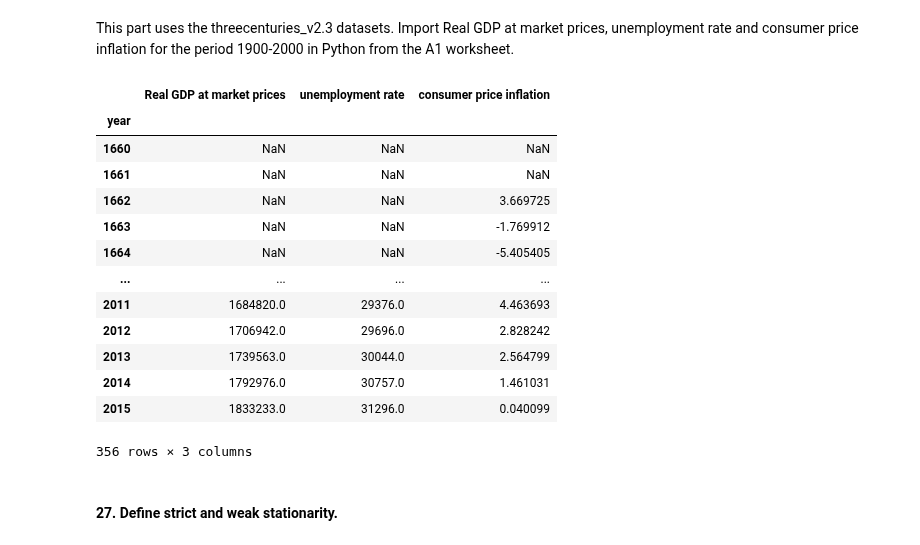
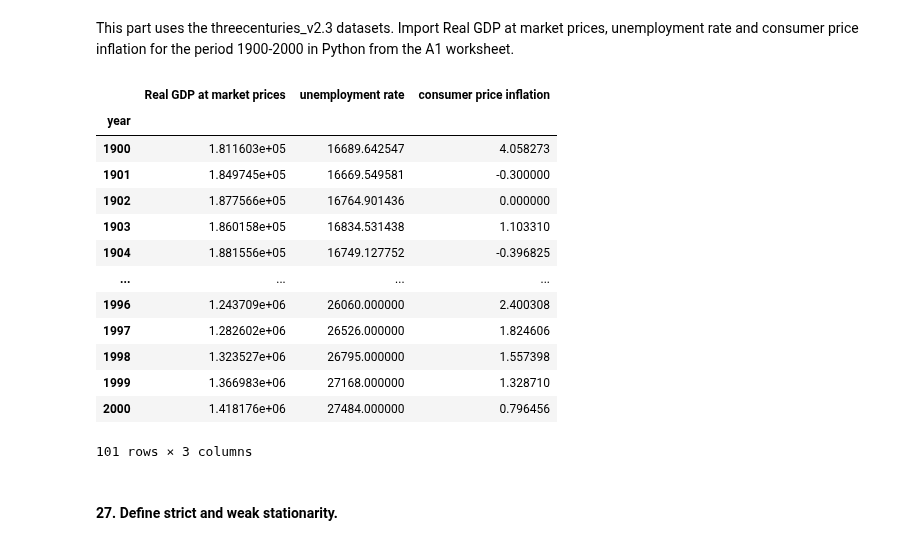
Before and after one commit to vinibalvarenga/MODS202, a Jupyter notebook: final_project.ipynb, the cells around one changed output. Drawn from its saved outputs; the diff is of its cells as text; code cells hidden in the pictures.

```diff
--- a/final_project.ipynb
+++ b/final_project.ipynb
@@ -926,47 +926,50 @@ This part uses the threecenturies_v2.3 datasets. Import Real GDP at market price
 # %%
 import pandas as pd
 
 # Read the entire spreadsheet
 xls = pd.ExcelFile('threecenturies_v2.3.xlsx')
 
 # Read the specific columns, skipping the initial rows as necessary
-df0 = pd.read_excel(xls, 'A1. Headline series', skiprows=6, usecols=[0])  # Column A is the 1st column after skipping the first 6 rows
-df1 = pd.read_excel(xls, 'A1. Headline series', skiprows=6, usecols=[1])  # Column B is the 2st column after skipping the first 6 rows
-df2 = pd.read_excel(xls, 'A1. Headline series', skiprows=6, usecols=[14])  # Column O is the 14th column after skipping the first 6 rows
-df3 = pd.read_excel(xls, 'A1. Headline series', skiprows=6, usecols=[28])  # Column AC is the 28th column after skipping the first 6 rows
+df_part3_0 = pd.read_excel(xls, 'A1. Headline series', skiprows=6, usecols=[0])  # Column A is the 1st column after skipping the first 6 rows
+df_part3_1 = pd.read_excel(xls, 'A1. Headline series', skiprows=6, usecols=[1])  # Column B is the 2st column after skipping the first 6 rows
+df_part3_2 = pd.read_excel(xls, 'A1. Headline series', skiprows=6, usecols=[14])  # Column O is the 14th column after skipping the first 6 rows
+df_part3_3 = pd.read_excel(xls, 'A1. Headline series', skiprows=6, usecols=[28])  # Column AC is the 28th column after skipping the first 6 rows
 
 # Reset the indices so they align correctly when concatenating
-df0.reset_index(drop=True, inplace=True)
-df1.reset_index(drop=True, inplace=True)
-df2.reset_index(drop=True, inplace=True)
-df3.reset_index(drop=True, inplace=True)
+df_part3_0.reset_index(drop=True, inplace=True)
+df_part3_1.reset_index(drop=True, inplace=True)
+df_part3_2.reset_index(drop=True, inplace=True)
+df_part3_3.reset_index(drop=True, inplace=True)
 
 # Concatenate the columns into a single DataFrame
-df = pd.concat([df0, df1, df2, df3], axis=1)
+df_part3 = pd.concat([df_part3_0, df_part3_1, df_part3_2, df_part3_3], axis=1)
 
 # Rename the columns
-df.columns = ['year','Real GDP at market prices', 'unemployment rate', 'consumer price inflation']
+df_part3.columns = ['year','Real GDP at market prices', 'unemployment rate', 'consumer price inflation']
 
 # Set 'year' as the index of the DataFrame
-df.set_index('year', inplace=True)
+df_part3.set_index('year', inplace=True)
+
+# Select only the rows for years between 1900 and 2000
+df_part3 = df_part3.loc[1900:2000]
 
 # Display the first few rows of the resulting DataFrame
-df
+df_part3
 # %% [output]
 |  | Real GDP at market prices | unemployment rate | consumer price inflation |
 | year |  |  |  |
-| 1660 | NaN | NaN | NaN |
-| 1661 | NaN | NaN | NaN |
-| 1662 | NaN | NaN | 3.669725 |
-| 1663 | NaN | NaN | -1.769912 |
-| 1664 | NaN | NaN | -5.405405 |
+| 1900 | 1.811603e+05 | 16689.642547 | 4.058273 |
+| 1901 | 1.849745e+05 | 16669.549581 | -0.300000 |
+| 1902 | 1.877566e+05 | 16764.901436 | 0.000000 |
+| 1903 | 1.860158e+05 | 16834.531438 | 1.103310 |
+| 1904 | 1.881556e+05 | 16749.127752 | -0.396825 |
 | ... | ... | ... | ... |
-| 2011 | 1684820.0 | 29376.0 | 4.463693 |
-| 2012 | 1706942.0 | 29696.0 | 2.828242 |
-| 2013 | 1739563.0 | 30044.0 | 2.564799 |
-| 2014 | 1792976.0 | 30757.0 | 1.461031 |
-| 2015 | 1833233.0 | 31296.0 | 0.040099 |
+| 1996 | 1.243709e+06 | 26060.000000 | 2.400308 |
+| 1997 | 1.282602e+06 | 26526.000000 | 1.824606 |
+| 1998 | 1.323527e+06 | 26795.000000 | 1.557398 |
+| 1999 | 1.366983e+06 | 27168.000000 | 1.328710 |
+| 2000 | 1.418176e+06 | 27484.000000 | 0.796456 |
-356 rows × 3 columns
+101 rows × 3 columns
 # %% [markdown]
 #### 27. Define strict and weak stationarity.
 # %% [markdown]
```
Also changed, not shown: parts of 17 cells of this notebook.
